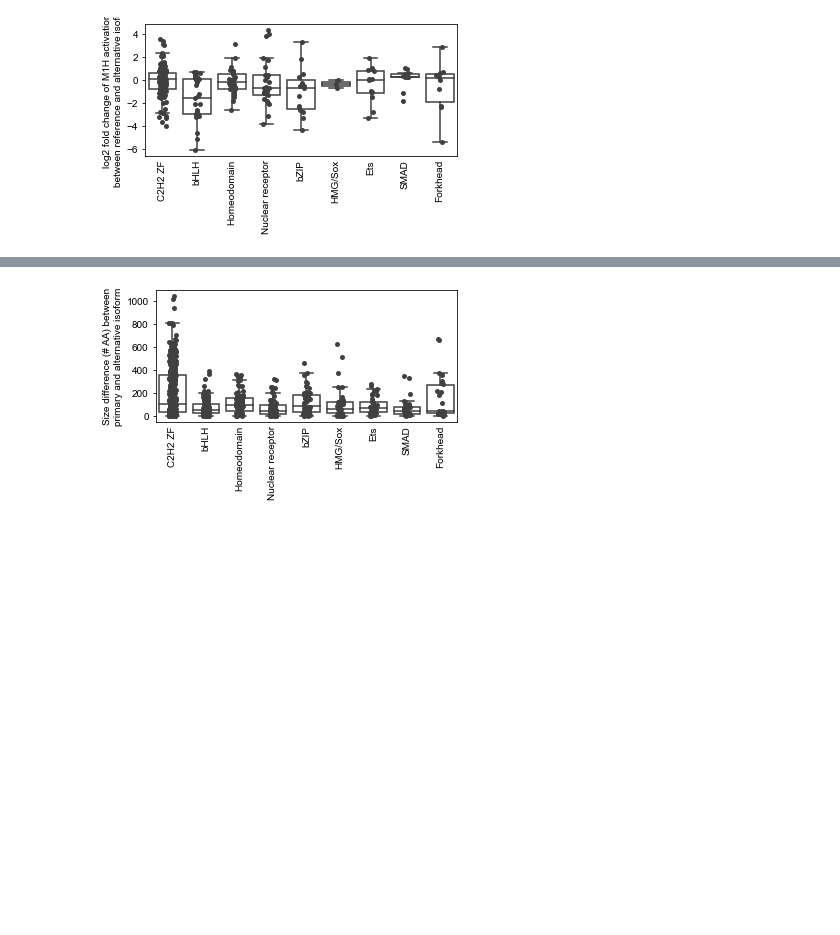
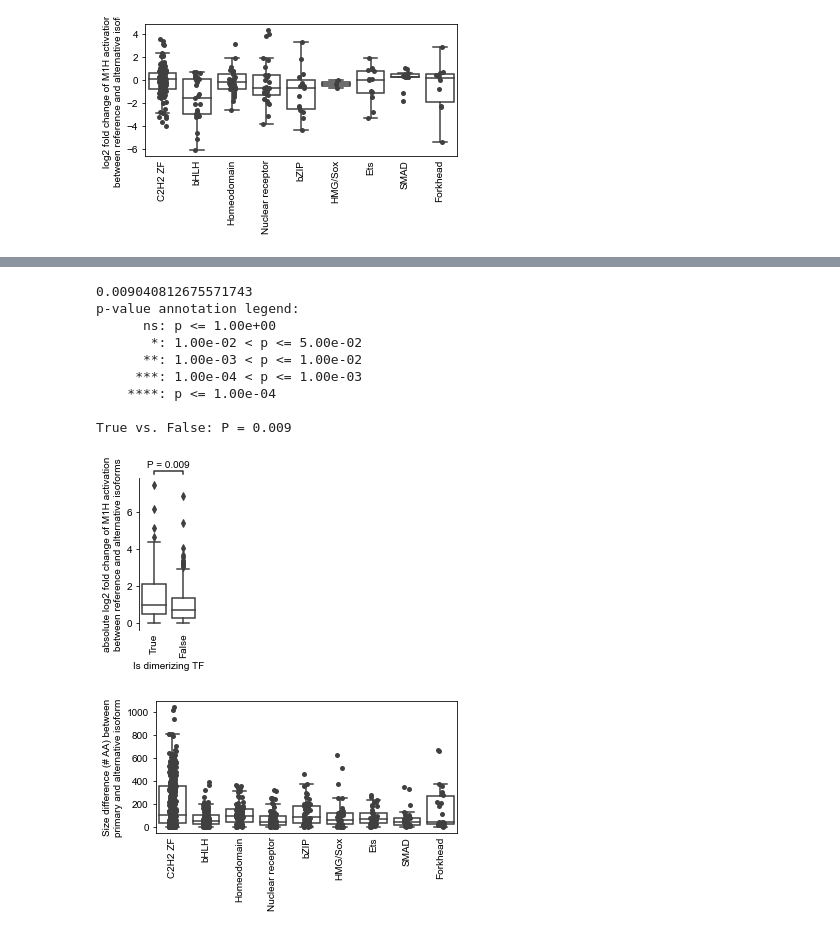
Before and after one commit to CCSB-DFCI/TF_isoforms_paper, a Jupyter notebook: src/TF_family_vs_activation.ipynb, the cells around one changed output, grey strips where cells are left out. Drawn from its saved outputs; the diff is of its cells as text; code cells hidden in the pictures; blank space fills up the shorter version.

Commit message:
Dimerizing TF PPI and activation plots

```diff
--- a/src/TF_family_vs_activation.ipynb
+++ b/src/TF_family_vs_activation.ipynb
@@ -128,0 +130,3 @@ Forkhead 3.2739197330504783
+# %%
+from data_loading import DIMERIZING_TF_FAMILIES
+df['is_dimerizing_tf'] = df['DBD'].isin(DIMERIZING_TF_FAMILIES)
@@ -129,3 +135,36 @@ Forkhead 3.2739197330504783
+# %%
+# absolute difference
+fig, ax = plt.subplots(1, 1)
+fig.set_size_inches(w=1.4, h=3)
+sns.boxplot(data=df, x='is_dimerizing_tf', y='m1h_abs_change', order=[True, False], ax=ax, boxprops={'facecolor': 'w'})#, fliersize=0)
+#sns.stripplot(data=df, x='is_dimerizing_tf', y='m1h_abs_change', order=[True, False], ax=ax, color='.25')
+ax.set_xlabel('Is dimerizing TF')
+ax.set_ylabel('absolute log2 fold change of M1H activation\nbetween reference and alternative isoforms')
+ax.xaxis.set_tick_params(rotation=90, length=0)
+for loc in ['bottom', 'right', 'top']:
+    ax.spines[loc].set_visible(False)
+
+# p-value
+pval = stats.mannwhitneyu(df.loc[df['is_dimerizing_tf'] & df['m1h_abs_change'].notnull(), 'm1h_abs_change'].values,
+                          df.loc[~df['is_dimerizing_tf'] & df['m1h_abs_change'].notnull(), 'm1h_abs_change'].values)[1]
+print(pval)
+annotator = Annotator(ax=ax, pairs=[(True, False)], data=df, x='is_dimerizing_tf', y='m1h_abs_change', order=[True, False],)
+annotator.configure(loc='outside')
+# TODO: set this programmatically
+annotator.annotate_custom_annotations(['P = {:.3f}'.format(pval)])
+plt.savefig('../figures/M1H-absolute-change_by-dimerizing-TF-family_boxplot.pdf',
+            bbox_inches='tight')
+# %% [output]
+0.009040812675571743
+p-value annotation legend:
+      ns: p <= 1.00e+00
+       *: 1.00e-02 < p <= 5.00e-02
+      **: 1.00e-03 < p <= 1.00e-02
+     ***: 1.00e-04 < p <= 1.00e-03
+    ****: p <= 1.00e-04
+
+True vs. False: P = 0.009
+[figure, added]
 # %%
 fig, ax = plt.subplots(1, 1)
 fig.set_size_inches(5, 3)
```
Also changed, not shown: parts of 4 cells of this notebook, 3 other files.
